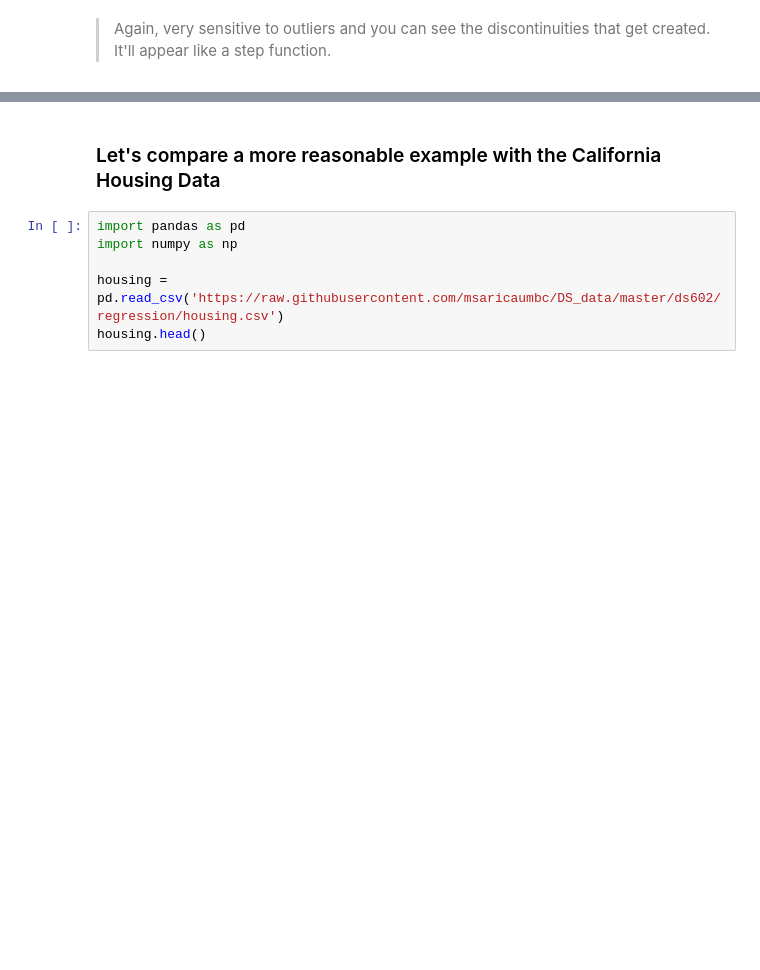
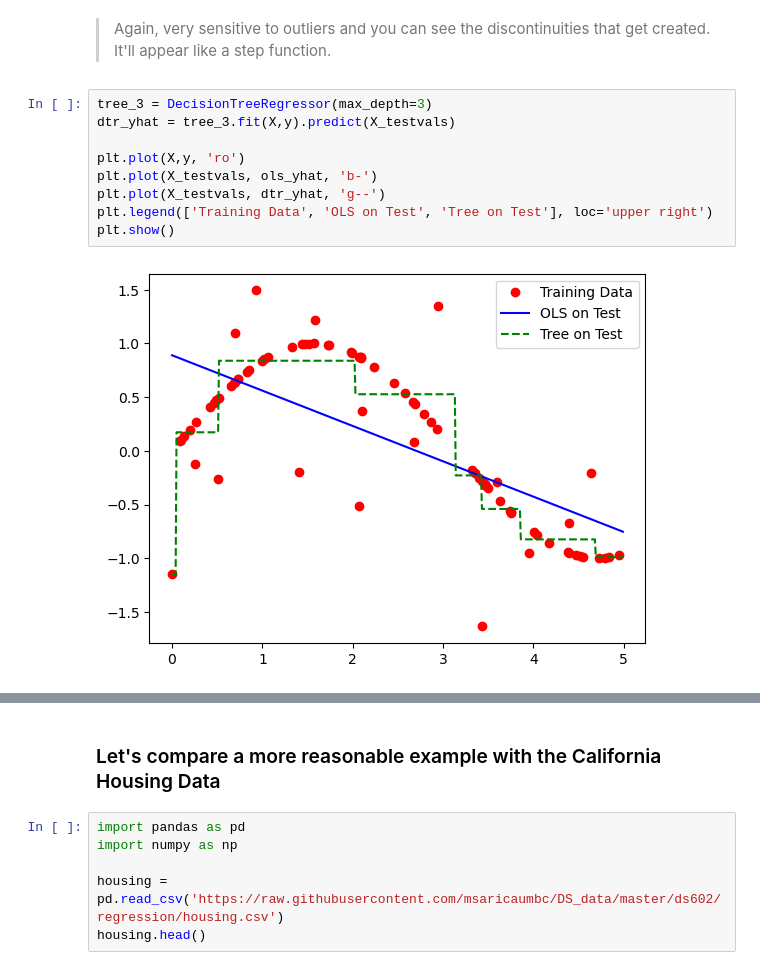
Before and after one commit to msaricaumbc/DS602, a Jupyter notebook: week7 - trees/trees.ipynb, the cells around one changed output, grey strips where cells are left out. Cells and saved outputs as stored; diff of their text form; blank space fills up the shorter version.

Commit message:
trees

```diff
--- a/week7 - trees/trees.ipynb
+++ b/week7 - trees/trees.ipynb
@@ -605,2 +707,13 @@ plt.show()
 # %% [markdown]
 > Again, very sensitive to outliers and you can see the discontinuities that get created. It'll appear like a step function.
+# %%
+tree_3 = DecisionTreeRegressor(max_depth=3)
+dtr_yhat = tree_3.fit(X,y).predict(X_testvals)
+
+plt.plot(X,y, 'ro')
+plt.plot(X_testvals, ols_yhat, 'b-')
+plt.plot(X_testvals, dtr_yhat, 'g--')
+plt.legend(['Training Data', 'OLS on Test', 'Tree on Test'], loc='upper right')
+plt.show()
+# %% [output]
+[figure, added]
```
Also changed, not shown: parts of 62 cells of this notebook.
